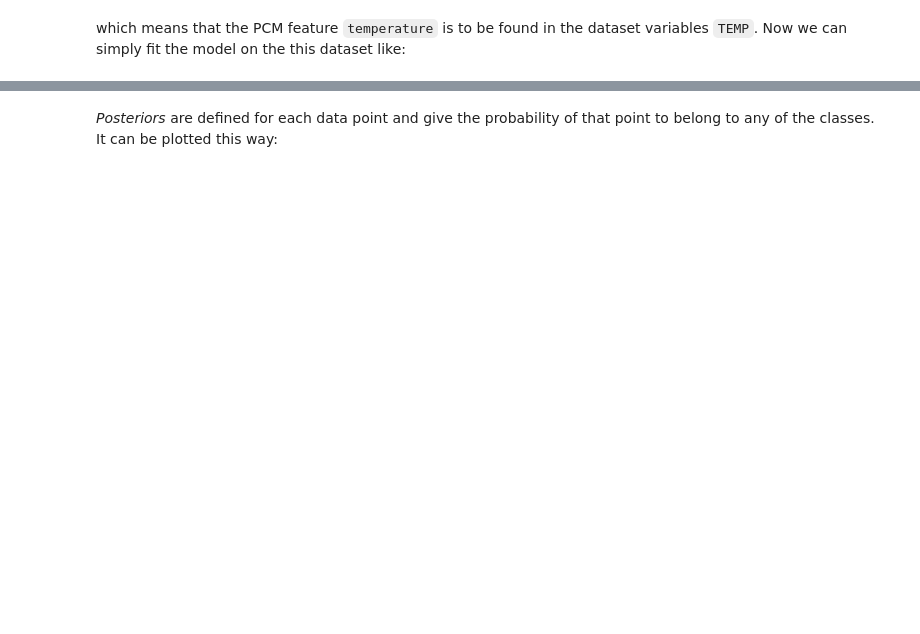
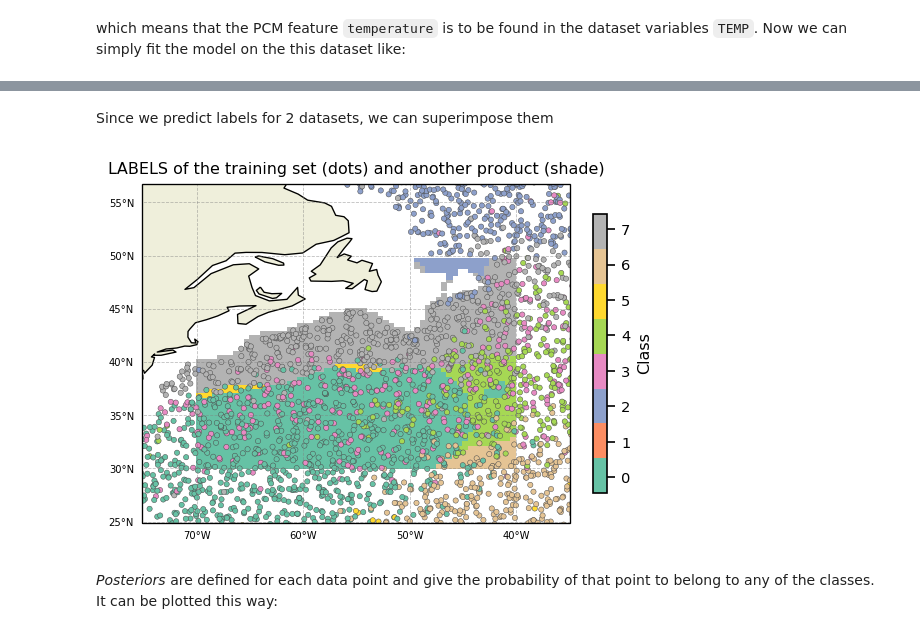
Before and after one commit to obidam/pyxpcm, a Jupyter notebook: docs/basic.ipynb, the cells around one changed output, grey strips where cells are left out. Saved outputs shown, nothing was run; the diff lists cells and outputs as text; code cells hidden in the pictures; blank space fills up the shorter version.

```diff
--- a/docs/basic.ipynb
+++ b/docs/basic.ipynb
@@ -211,0 +233,3 @@ After cleaning: Data variables:
+# %%
+ds_gridded = pyxpcm.tutorial.open_dataset('isas_snapshot').load()
+print(ds_gridded)
@@ -233,3 +277,22 @@ plt.show()
+# %% [markdown]
+Since we predict labels for 2 datasets, we can superimpose them
+# %%
+proj = ccrs.PlateCarree()
+subplot_kw={'projection': proj, 'extent': np.array([-75,-35,25,55]) + np.array([-0.1,+0.1,-0.1,+0.1])}
+fig, ax = plt.subplots(nrows=1, ncols=1, figsize=(5,5), dpi=120, facecolor='w', edgecolor='k', subplot_kw=subplot_kw)
+
+kmap = m.plot.cmap()
+sc = ax.pcolor(ds_gridded['longitude'], ds_gridded['latitude'], ds_gridded['PCM_LABELS'], cmap=kmap, transform=proj, vmin=0, vmax=m.K)
+sc = ax.scatter(ds['LONGITUDE'], ds['LATITUDE'], s=10, c=ds['PCM_LABELS'], cmap=kmap, transform=proj, vmin=0, vmax=m.K, edgecolors=[0.3]*3, linewidths=0.3)
+cl = m.plot.colorbar(ax=ax)
+
+gl = m.plot.latlongrid(ax, dx=10)
+ax.add_feature(cfeature.LAND)
+ax.add_feature(cfeature.COASTLINE)
+ax.set_title('LABELS of the training set (dots) and another product (shade)')
+plt.show()
+# %% [output]
+[figure, added]
 # %% [markdown]
 *Posteriors* are defined for each data point and give the probability of that point to belong to any of the classes. It can be plotted this way:
 # %%
```
Also changed, not shown: parts of 28 cells of this notebook, 10 other files.
